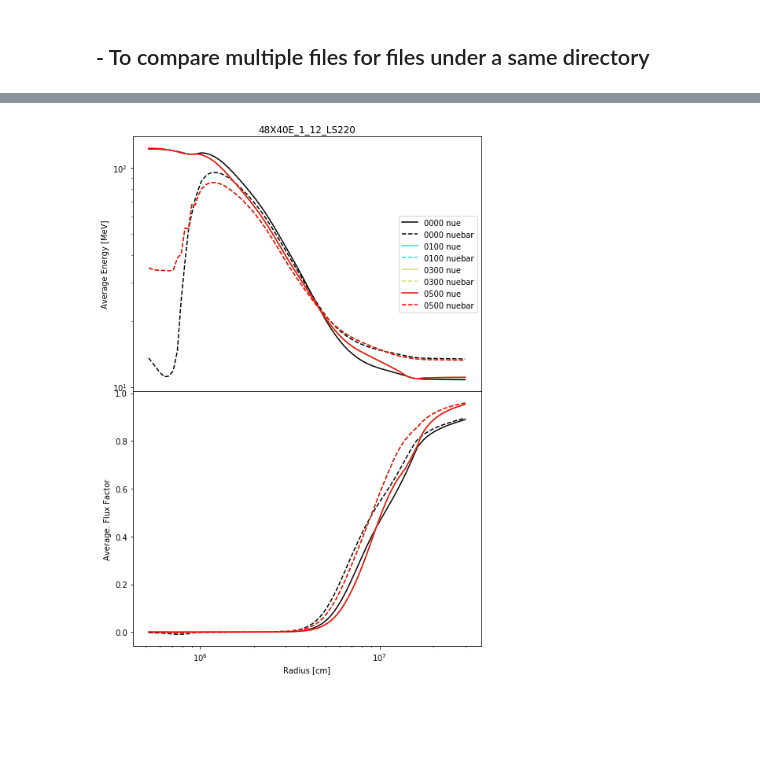
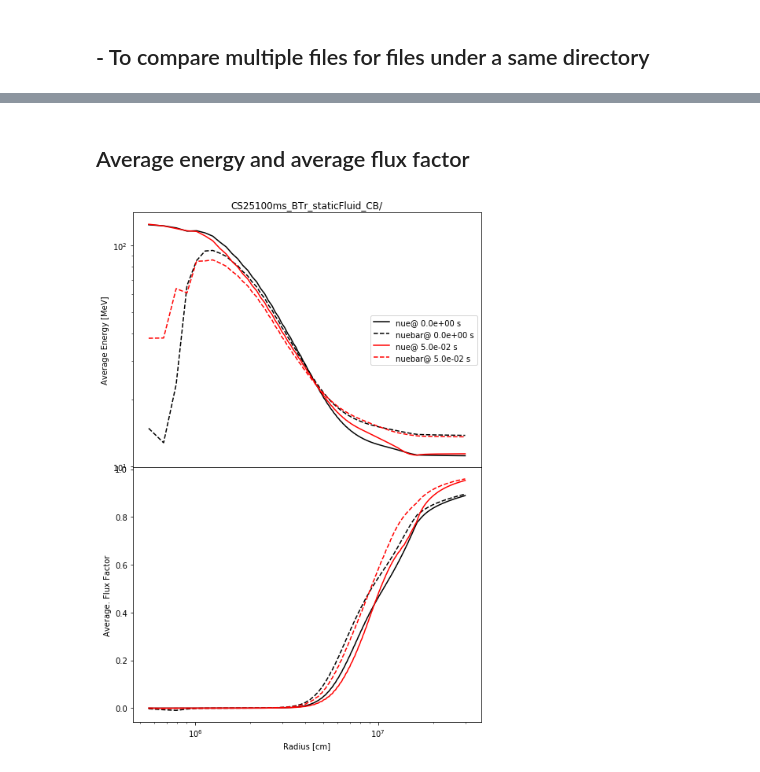
Before and after one commit to ranchu1/Analysis_FLASH, a Jupyter notebook: unitTests/2-[If-Stationary-State]1D.ipynb, the cells around one changed output, grey strips where cells are left out. Saved outputs shown, nothing was run; the diff lists cells and outputs as text; code cells hidden in the pictures; blank space fills up the shorter version.

```diff
--- a/unitTests/2-[If-Stationary-State]1D.ipynb
+++ b/unitTests/2-[If-Stationary-State]1D.ipynb
@@ -63,0 +38,7 @@ index = 7
+# %%
+%matplotlib inline
+import flashytlib.plot as fyplt
+
+for ifi in range(fnum):
+    fyplt.plt_1D_Eos(FullFileNames[ifi],\
+                 optional_title=ProblemDir+' @ {:.1e} s'.format(Times[ifi]))
@@ -135,44 +123,49 @@ plt.show()
+# %% [markdown]
+## Average energy and average flux factor
 # %%
 %matplotlib inline
 # notebook or inline
 
 import matplotlib.pyplot as plt
 import matplotlib.cm as cm
 import numpy as np
 
 labels = ['nue','nuebar']
 LineType     = ['solid','dashed']
 
 # ============ figure 1 =============
 colors = cm.rainbow(np.linspace(0, 1, fnum))
 colors[0] = [0,0,0,1] # black the initial
 LineTypes = ['solid','dashdot', 'dashed','dotted'] # rolling in use
 
 #fig, ax1 = plt.subplots(num=None, figsize=(8, 6), dpi=80, facecolor='w', edgecolor='k')
 fig, axs = plt.subplots(2, sharex=True, sharey=False, gridspec_kw={'hspace': 0},\
                        figsize=(7, 10))
 # --- Number Density ---
-axs[0].set_title(ProblemDirLine2)
+axs[0].set_title(ProblemDir)
 axs[1].set_xlabel('Radius [cm]')
 axs[0].set_ylabel('Average Energy [MeV]')
-lns = 2*fnum *nSpecies* ['?']
-for i in range(fnum*nSpecies):
-    leg = '{:04d} '.format(FileIndex[i//nSpecies])+labels[i%nSpecies]
-    lns[i] = axs[0].plot(Radius,AverageEnergy[i], \
-                      linestyle=LineType[i%nSpecies],color=colors[i//nSpecies],label=leg)
+
+for ifi in range(fnum):
+    for iS in range(nSpecies):
+        axs[0].plot(Radius[ifi],AverageEnergy[ifi][iS], \
+                    linestyle=LineType[iS],color=colors[ifi],\
+                    label=labels[iS]+'@ {:.1e} s'.format(Times[ifi]))
+
 axs[0].set_yscale('log')
 axs[0].set_xscale('log')
 
 # --- Average Flux Factor ---
 axs[1].set_ylabel('Average. Flux Factor')
 axs[1].set_yscale('linear')
-for i in range(fnum*nSpecies):
-    lns[i+fnum*nSpecies] = axs[1].plot(Radius,AverageFluxFactor[i], \
-                      linestyle=LineType[i%nSpecies],color=colors[i//nSpecies],label=leg)
-
+for ifi in range(fnum):
+    for iS in range(nSpecies):
+        axs[1].plot(Radius[ifi],AverageFluxFactor[ifi][iS], \
+                    linestyle=LineType[iS],color=colors[ifi],\
+                    label=labels[iS]+'@ {:.1e} s'.format(Times[ifi]))
 fig.tight_layout()  # otherwise the right y-label is slightly clipped
 axs[0].legend(loc='right')
 #plt.show()
-plt.savefig(ProblemDirLine+ProblemDirLine2+'/IfStationary.png')
+plt.savefig(Directory[0]+'/IfStationary.png')
 # %% [output]
-[figure, old version]
+[figure, new version]
```
Also changed, not shown: parts of 13 cells of this notebook.
